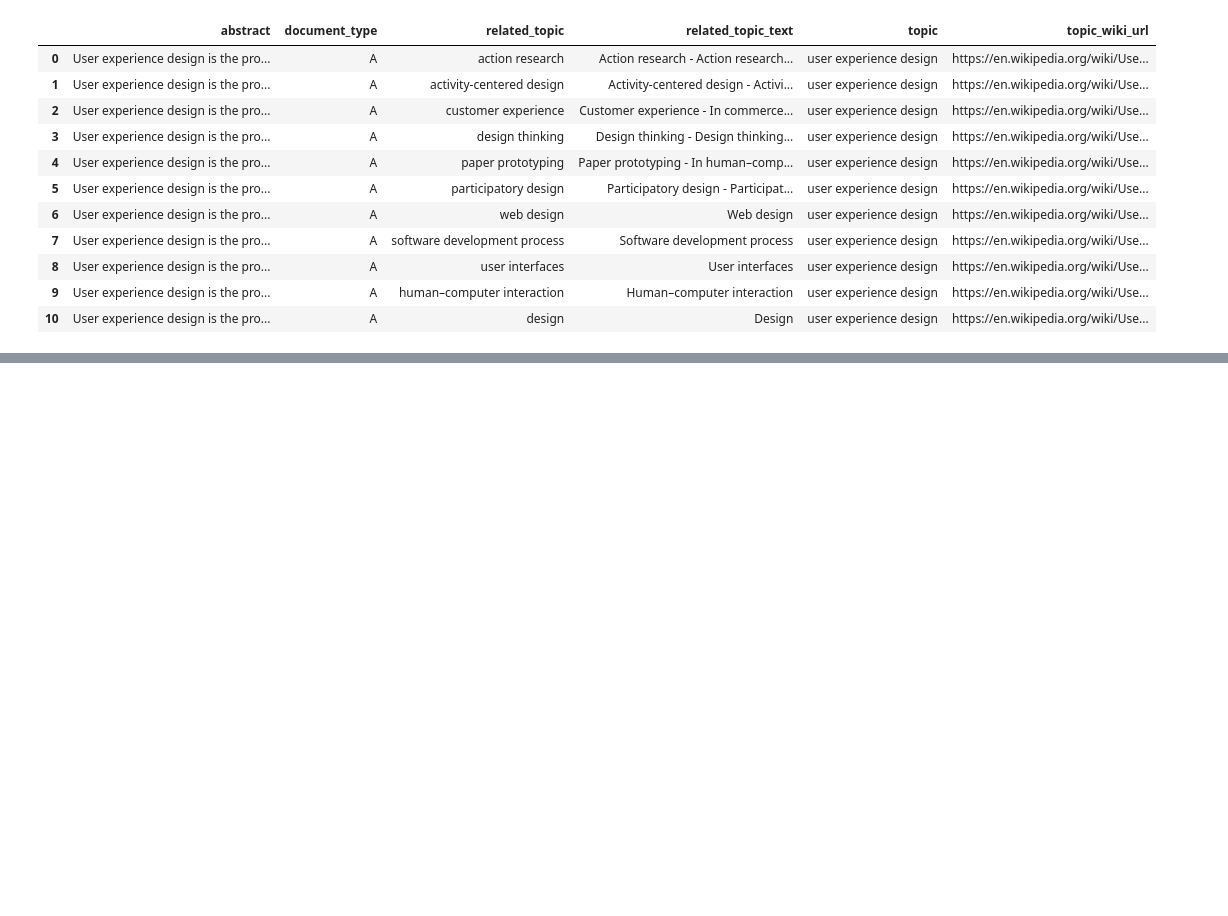
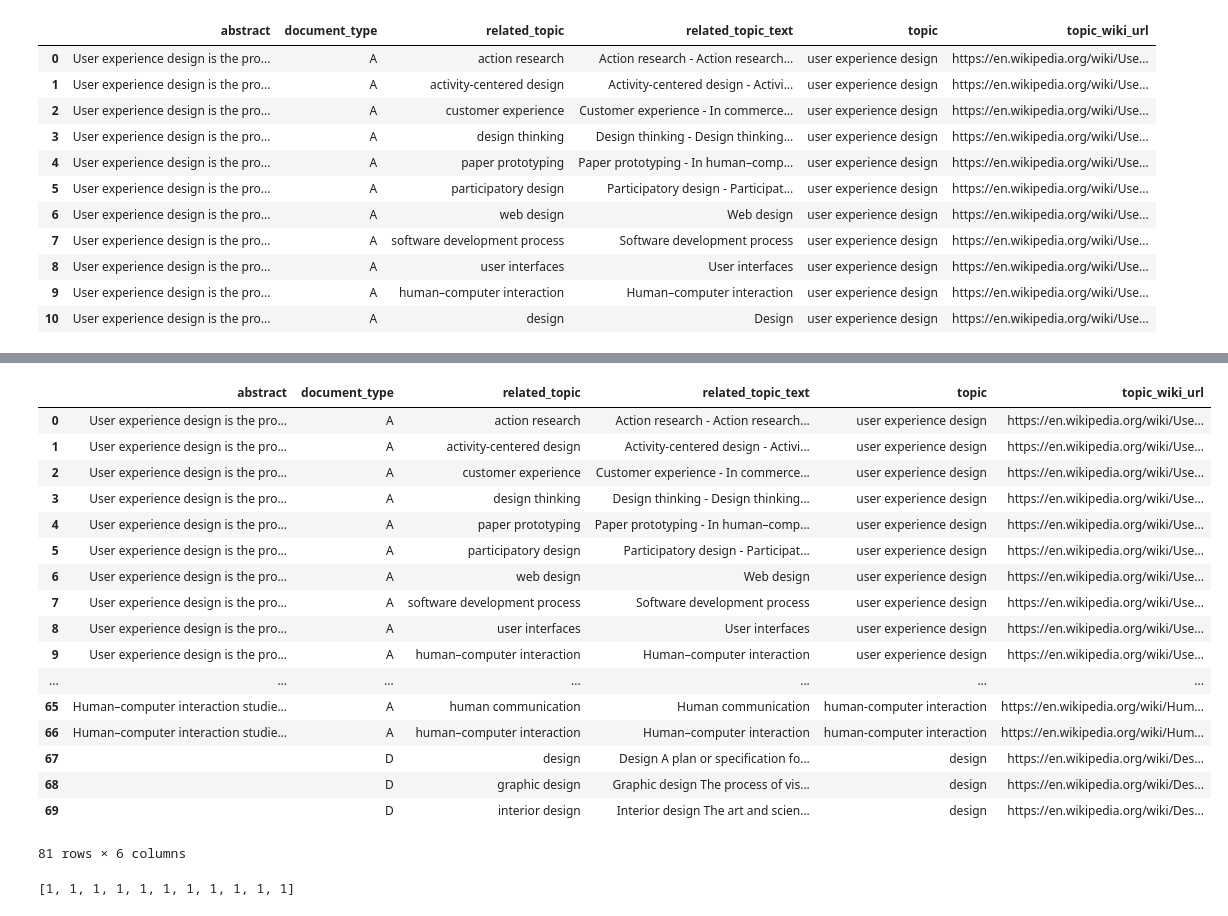
Before and after one commit to nicksettje/unique-search, a Jupyter notebook: backend.ipynb, the cells around one changed output, grey strips where cells are left out. Drawn from its saved outputs; the diff is of its cells as text; code cells hidden in the pictures; blank space fills up the shorter version.

Commit message:
[ADD] depth topic scrape

```diff
--- a/backend.ipynb
+++ b/backend.ipynb
@@ -57,3 +57,40 @@ related_topics
 | 8 | User experience design is the pro... | A | user interfaces | User interfaces | user experience design | https://en.wikipedia.org/wiki/Use... |
 | 9 | User experience design is the pro... | A | human–computer interaction | Human–computer interaction | user experience design | https://en.wikipedia.org/wiki/Use... |
 | 10 | User experience design is the pro... | A | design | Design | user experience design | https://en.wikipedia.org/wiki/Use... |
+# %%
+from time import sleep
+topic_df = pd.DataFrame()
+related_topic_df = pd.DataFrame()
+for depth in range(2):
+    if not depth:
+        topics = topic_seed
+    related_topics = []
+    topic_rows = []
+    related_topic_rows = []
+    for topic in topics:
+        try:
+            print(topic)
+            sleep(0.1)
+            response = get(topic_url_format.format(search_term=topic))
+            content = loads(response.content)
+            data = {}
+            data['topic'] = content['Heading'].lower()
+            data['abstract'] = content['Abstract']
+            data['document_type'] = content['Type']
+            data['topic_wiki_url'] = content['AbstractURL']
+            topic_rows.append(data)
+
+            for result in content['RelatedTopics']:
+                row = {}
+                row['depth'] = depth
+                row['related_topic'] = unquote(result['FirstURL'].replace(
+                    'https://duckduckgo.com/', '').replace('c/', '').replace('_', ' ')).lower()
+                row['related_topic_text'] = result['Text']
+                row.update(data)
+                related_topic_rows.append(row)
+                related_topics.append(row['related_topic'])
+        except KeyError as e:
+            print('Error on topic: ' + topic + ' : ' + str(e))
+    topics = related_topics
+    topic_df = topic_df.append(pd.DataFrame(topic_rows))
+    related_topic_df = related_topic_df.append(pd.DataFrame(related_topic_rows))
@@ -59,0 +111,21 @@ related_topics
+# %%
+related_topic_df
+# %% [output]
+|  | abstract | document_type | related_topic | related_topic_text | topic | topic_wiki_url |
+| 0 | User experience design is the pro... | A | action research | Action research - Action research... | user experience design | https://en.wikipedia.org/wiki/Use... |
+| 1 | User experience design is the pro... | A | activity-centered design | Activity-centered design - Activi... | user experience design | https://en.wikipedia.org/wiki/Use... |
+| 2 | User experience design is the pro... | A | customer experience | Customer experience - In commerce... | user experience design | https://en.wikipedia.org/wiki/Use... |
+| 3 | User experience design is the pro... | A | design thinking | Design thinking - Design thinking... | user experience design | https://en.wikipedia.org/wiki/Use... |
+| 4 | User experience design is the pro... | A | paper prototyping | Paper prototyping - In human–comp... | user experience design | https://en.wikipedia.org/wiki/Use... |
+| 5 | User experience design is the pro... | A | participatory design | Participatory design - Participat... | user experience design | https://en.wikipedia.org/wiki/Use... |
+| 6 | User experience design is the pro... | A | web design | Web design | user experience design | https://en.wikipedia.org/wiki/Use... |
+| 7 | User experience design is the pro... | A | software development process | Software development process | user experience design | https://en.wikipedia.org/wiki/Use... |
+| 8 | User experience design is the pro... | A | user interfaces | User interfaces | user experience design | https://en.wikipedia.org/wiki/Use... |
+| 9 | User experience design is the pro... | A | human–computer interaction | Human–computer interaction | user experience design | https://en.wikipedia.org/wiki/Use... |
+| ... | ... | ... | ... | ... | ... | ... |
+| 65 | Human–computer interaction studie... | A | human communication | Human communication | human-computer interaction | https://en.wikipedia.org/wiki/Hum... |
+| 66 | Human–computer interaction studie... | A | human–computer interaction | Human–computer interaction | human-computer interaction | https://en.wikipedia.org/wiki/Hum... |
+| 67 |  | D | design | Design A plan or specification fo... | design | https://en.wikipedia.org/wiki/Des... |
+| 68 |  | D | graphic design | Graphic design The process of vis... | design | https://en.wikipedia.org/wiki/Des... |
+| 69 |  | D | interior design | Interior design The art and scien... | design | https://en.wikipedia.org/wiki/Des... |
+81 rows × 6 columns
@@ -59,0 +134,9 @@ related_topics
+# %%
+a = [1]
+for i in a:
+    a.append(i)
+    if len(a) > 10:
+        break
+a
+# %% [output]
+[1, 1, 1, 1, 1, 1, 1, 1, 1, 1, 1]
```
Also changed, not shown: parts of 3 cells of this notebook.
